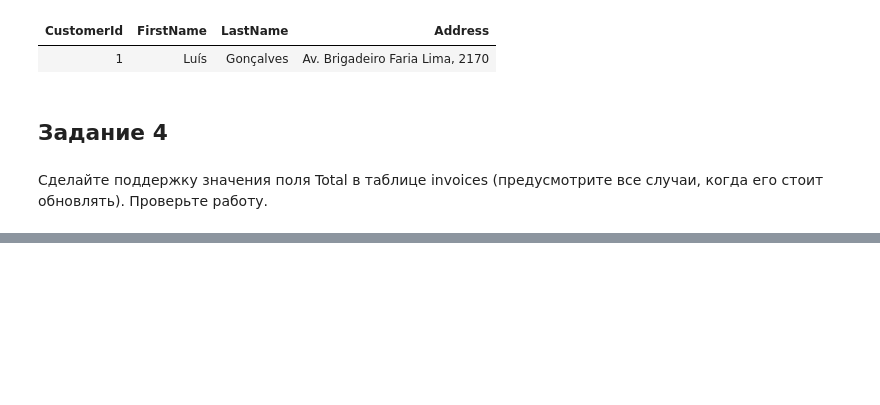
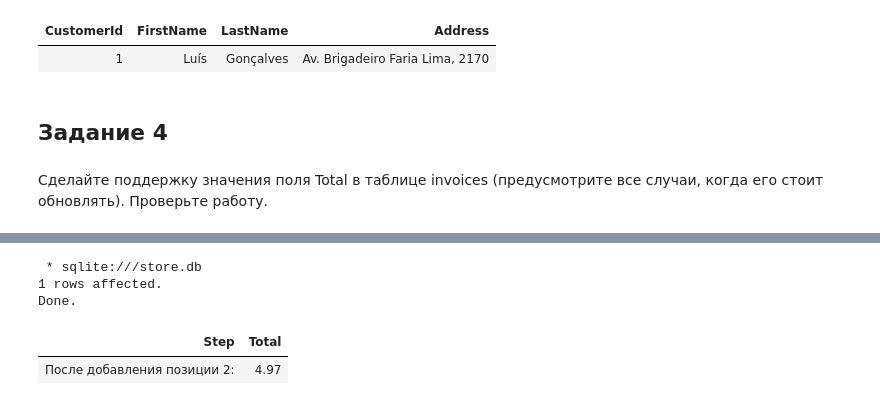
Before and after one commit to DianaR07/programming_tasks, a Jupyter notebook: Практики/Лабораторная 2/Лабораторная_2.ipynb, the cells around one changed output, grey strips where cells are left out. Drawn from its saved outputs; the diff is of its cells as text; code cells hidden in the pictures; blank space fills up the shorter version.

```diff
--- a/Практики/Лабораторная 2/Лабораторная_2.ipynb
+++ b/Практики/Лабораторная 2/Лабораторная_2.ipynb
@@ -272,0 +395,12 @@ Done.
+# %%
+%%sql
+-- добавление второй позиции
+INSERT INTO invoice_items (InvoiceId, TrackId, Quantity)
+VALUES (414, 2, 1);
+SELECT 'После добавления позиции 2:' AS Step, Total FROM invoices WHERE InvoiceId = 414;
+# %% [output]
+ * sqlite:///store.db
+1 rows affected.
+Done.
+| Step | Total |
+| После добавления позиции 2: | 4.97 |
```
Also changed, not shown: parts of 11 cells of this notebook.
